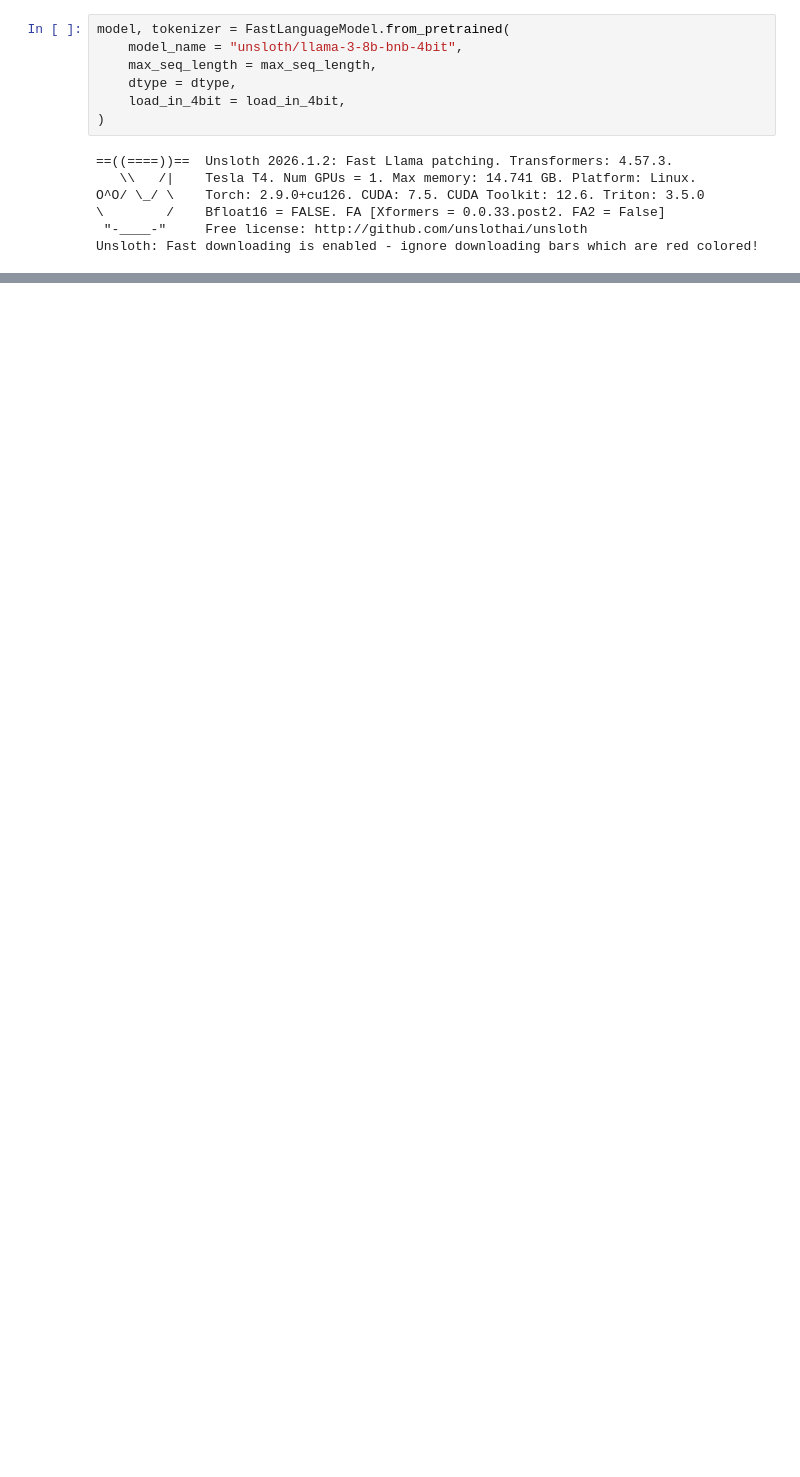
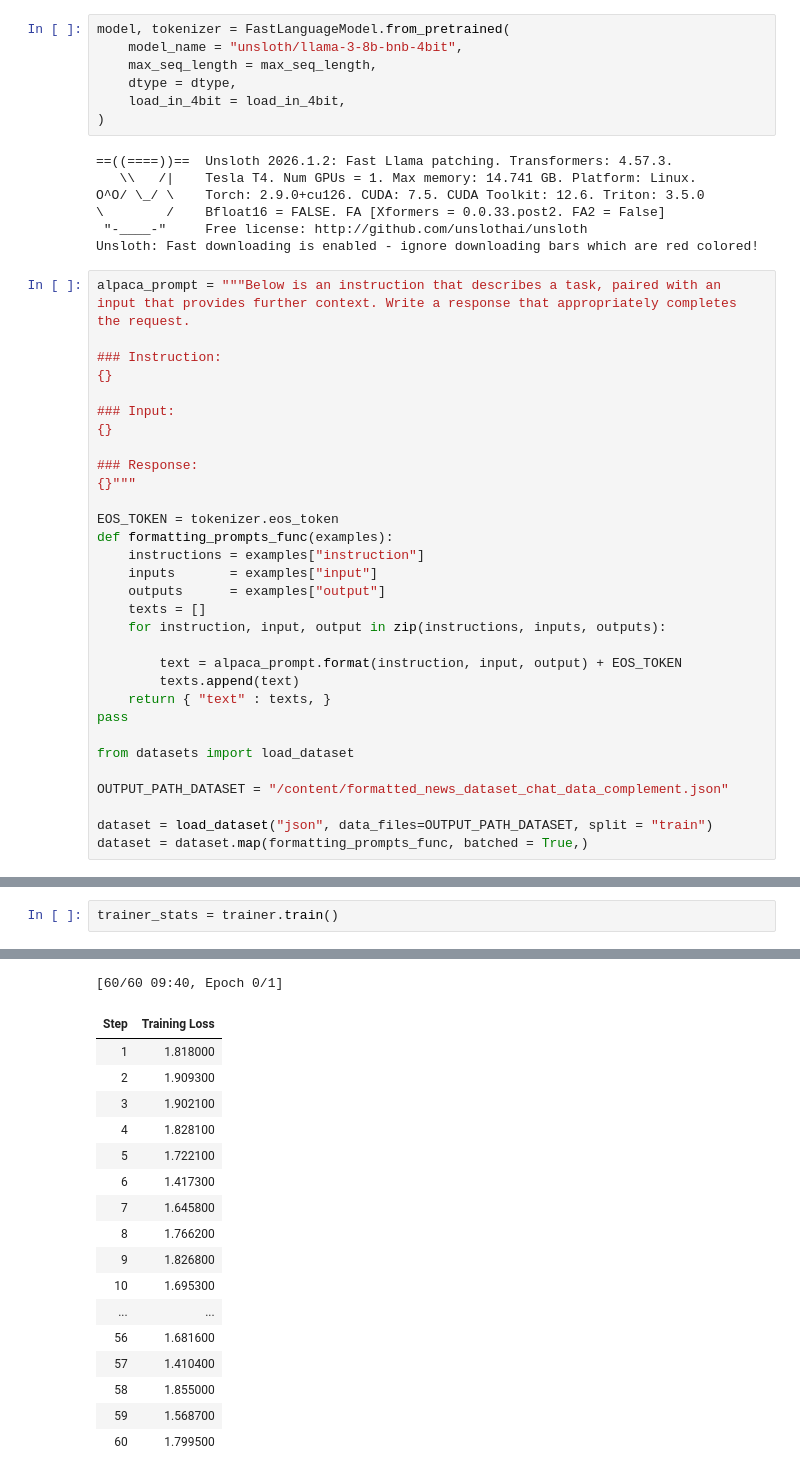
Before and after one commit to Luis-Silva80/fine-tuning-llm, a Jupyter notebook: synapse.ipynb, the cells around one changed output, grey strips where cells are left out. Drawn from its saved outputs; the diff is of its cells as text; blank space fills up the shorter version.

```diff
--- a/synapse.ipynb
+++ b/synapse.ipynb
@@ -114,3 +147,34 @@ O^O/ \_/ \    Torch: 2.9.0+cu126. CUDA: 7.5. CUDA Toolkit: 12.6. Triton: 3.5.0
 \        /    Bfloat16 = FALSE. FA [Xformers = 0.0.33.post2. FA2 = False]
  "-____-"     Free license: http://github.com/unslothai/unsloth
 Unsloth: Fast downloading is enabled - ignore downloading bars which are red colored!
+# %%
+alpaca_prompt = """Below is an instruction that describes a task, paired with an input that provides further context. Write a response that appropriately completes the request.
+
+### Instruction:
+{}
+
+### Input:
+{}
+
+### Response:
+{}"""
+
+EOS_TOKEN = tokenizer.eos_token
+def formatting_prompts_func(examples):
+    instructions = examples["instruction"]
+    inputs       = examples["input"]
+    outputs      = examples["output"]
+    texts = []
+    for instruction, input, output in zip(instructions, inputs, outputs):
+
+        text = alpaca_prompt.format(instruction, input, output) + EOS_TOKEN
+        texts.append(text)
+    return { "text" : texts, }
+pass
+
+from datasets import load_dataset
+
+OUTPUT_PATH_DATASET = "/content/formatted_news_dataset_chat_data_complement.json"
+
+dataset = load_dataset("json", data_files=OUTPUT_PATH_DATASET, split = "train")
+dataset = dataset.map(formatting_prompts_func, batched = True,)
@@ -116,0 +228,3 @@ Unsloth: Fast downloading is enabled - ignore downloading bars which are red col
+# %%
+trainer_stats = trainer.train()
+# %% [output]
@@ -116,0 +242,18 @@ Unsloth: Fast downloading is enabled - ignore downloading bars which are red col
+[60/60 09:40, Epoch 0/1]
+| Step | Training Loss |
+| 1 | 1.818000 |
+| 2 | 1.909300 |
+| 3 | 1.902100 |
+| 4 | 1.828100 |
+| 5 | 1.722100 |
+| 6 | 1.417300 |
+| 7 | 1.645800 |
+| 8 | 1.766200 |
+| 9 | 1.826800 |
+| 10 | 1.695300 |
+| ... | ... |
+| 56 | 1.681600 |
+| 57 | 1.410400 |
+| 58 | 1.855000 |
+| 59 | 1.568700 |
+| 60 | 1.799500 |
```
Also changed, not shown: parts of 10 cells of this notebook, 1 other file.
